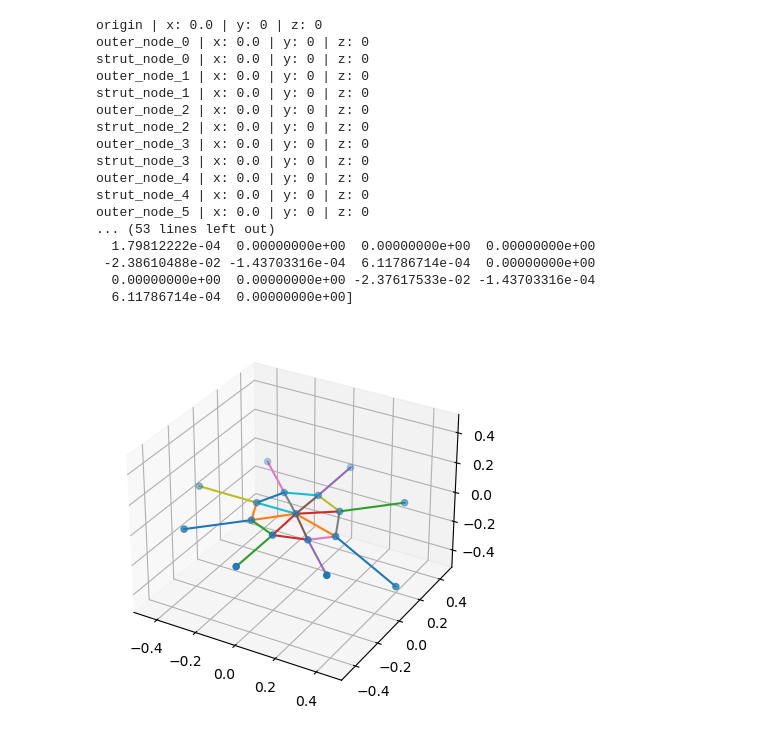
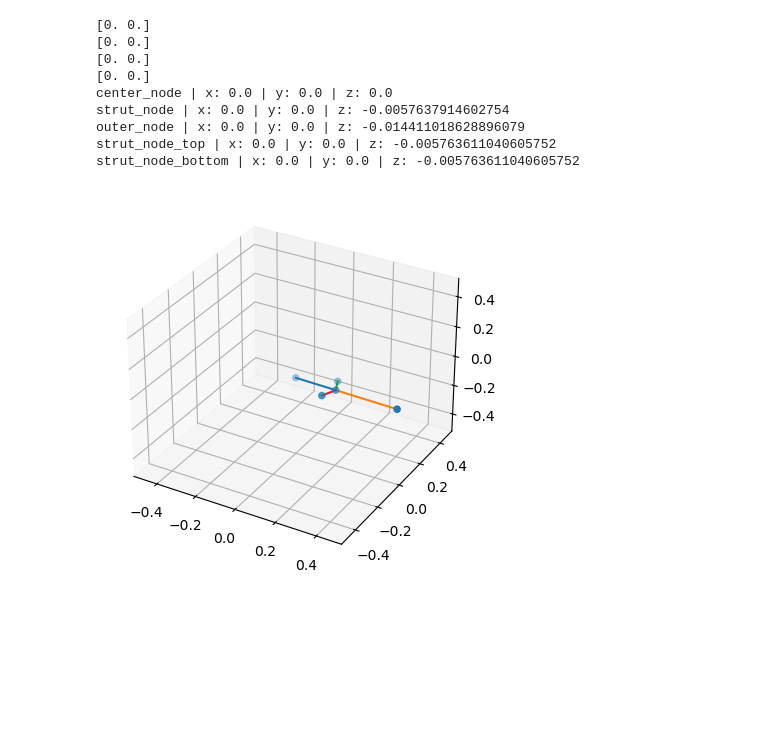
Before and after one commit to NathanielHargan/UAV_Optimization, a Jupyter notebook: PlotDrone3D.ipynb, the cells around one changed output. Drawn from its saved outputs; the diff is of its cells as text; code cells hidden in the pictures; blank space fills up the shorter version.

```diff
--- a/PlotDrone3D.ipynb
+++ b/PlotDrone3D.ipynb
@@ -40,68 +40,61 @@ def plot_drone_geometry(drone,q):
             Y[i] = node_0_y + N_Y[0] * beam.y_displacement[0] + N_Y[1] * beam.y_angles[0] +  N_Y[2] * beam.y_displacement[1] + N_Y[3] * beam.y_angles[1]
             Z[i] = node_0_z + N_Z[0] * beam.z_displacement[0] + N_Z[1] * beam.z_angles[0] + N_Z[2] * beam.z_displacement[1] + N_Z[3] * beam.z_angles[1]
         '''
-        ax.plot([beam.start_node_coords[0] + beam.x_displacement[0], beam.end_node_coords[0] + beam.x_displacement[1]],
-                [beam.start_node_coords[1] + beam.y_displacement[0], beam.end_node_coords[1] + beam.y_displacement[1]],
-                [beam.start_node_coords[2] + beam.z_displacement[0], beam.end_node_coords[2] + beam.z_displacement[1]])
+        print(beam.x_displacements_global)
+        ax.plot([beam.start_node_coords[0] + beam.x_displacements_global[0], beam.end_node_coords[0] + beam.x_displacements_global[1]],
+                [beam.start_node_coords[1] + beam.y_displacements_global[0], beam.end_node_coords[1] + beam.y_displacements_global[1]],
+                [beam.start_node_coords[2] + beam.z_displacements_global[0], beam.end_node_coords[2] + beam.z_displacements_global[1]])
 
 
 d1 = Drone("drone_test")
-arm_beam = BeamType("annulus", [5, 4], "Aluminum7075-T6", "arm_beam")
-strut_beam = BeamType("annulus", [3, 2], "Aluminum7075-T6", "strut_beam")
+arm_beam = BeamType("annulus", [25, 20], "Aluminum7075-T6", "arm_beam")
+strut_beam = BeamType("annulus", [30, 20], "Aluminum7075-T6", "strut_beam")
 
-d1.create_drone_nodes(0.5,0.2,8)           # nominal radius | strut rad | number of blades
+d1.create_drone_slice_nodes(0.5,0.2,8)           # nominal radius | strut rad | number of blades
 # d1.rotate_drone_nodes(0,math.pi/5,math.pi/60)      # x-axis | y-axis | z-axis
-d1.create_drone_beams(arm_beam,strut_beam) # arm beam | strut beam
+d1.create_drone_slice_beams(arm_beam,strut_beam) # arm beam | strut beam
 
-d1.beam_system.add_force(0,0,-1000,"outer_node_0")
+d1.beam_system.add_force(0,0,-1000,"outer_node")
 
-d1.boundary_conditions()
+d1.boundary_conditions_slice()
 
 
 #print(d1.beam_system.dp)
 #print(np.shape(d1.beam_system.rp))
 #print(np.shape(d1.beam_system.du))
 #print(np.shape(d1.beam_system.dp))
 
 d1.solve_fea()
 #print(d1.beam_system.ru)
 #print(d1.beam_system.rp)
 
 #print(d1.beam_system.du)
 #print(d1.beam_system.dp)
 
 plot_drone_geometry(d1,10)
 
 for node_num, node in enumerate(d1.beam_system.node_names):
     print(node +
           " | x: " + str(d1.beam_system.x_displacements[node_num]) +
-          " | y: " + str(round(d1.beam_system.y_displacements[node_num])) +
-          " | z: " + str(round(d1.beam_system.z_displacements[node_num])))
+          " | y: " + str(d1.beam_system.y_displacements[node_num]) +
+          " | z: " + str(d1.beam_system.z_displacements[node_num]))
 
 
-print(d1.beam_system.force_moment_vector)
-print(d1.beam_system.displacement_angle_vector)
+#print(d1.beam_system.force_moment_vector)
+#print(d1.beam_system.displacement_angle_vector)
 #print(d1.beam_system.node_names) good
 #print(d1.beam_system.force_node_indexes) good
 #print(d1.beam_system.ru)
 #print(d1.beam_system.displacement_angle_vector)
 #print(d1.beam_system.kup)
 # %% [output]
-origin | x: 0.0 | y: 0 | z: 0
-outer_node_0 | x: 0.0 | y: 0 | z: 0
-strut_node_0 | x: 0.0 | y: 0 | z: 0
-outer_node_1 | x: 0.0 | y: 0 | z: 0
-strut_node_1 | x: 0.0 | y: 0 | z: 0
-outer_node_2 | x: 0.0 | y: 0 | z: 0
-strut_node_2 | x: 0.0 | y: 0 | z: 0
-outer_node_3 | x: 0.0 | y: 0 | z: 0
-strut_node_3 | x: 0.0 | y: 0 | z: 0
-outer_node_4 | x: 0.0 | y: 0 | z: 0
-strut_node_4 | x: 0.0 | y: 0 | z: 0
-outer_node_5 | x: 0.0 | y: 0 | z: 0
-... (53 lines left out)
-  1.79812222e-04  0.00000000e+00  0.00000000e+00  0.00000000e+00
- -2.38610488e-02 -1.43703316e-04  6.11786714e-04  0.00000000e+00
-  0.00000000e+00  0.00000000e+00 -2.37617533e-02 -1.43703316e-04
-  6.11786714e-04  0.00000000e+00]
+[0. 0.]
+[0. 0.]
+[0. 0.]
+[0. 0.]
+center_node | x: 0.0 | y: 0.0 | z: 0.0
+strut_node | x: 0.0 | y: 0.0 | z: -0.0057637914602754
+outer_node | x: 0.0 | y: 0.0 | z: -0.014411018628896079
+strut_node_top | x: 0.0 | y: 0.0 | z: -0.005763611040605752
+strut_node_bottom | x: 0.0 | y: 0.0 | z: -0.005763611040605752
-[figure, old version]
+[figure, new version]
```
Also changed, not shown: 3 other files.
